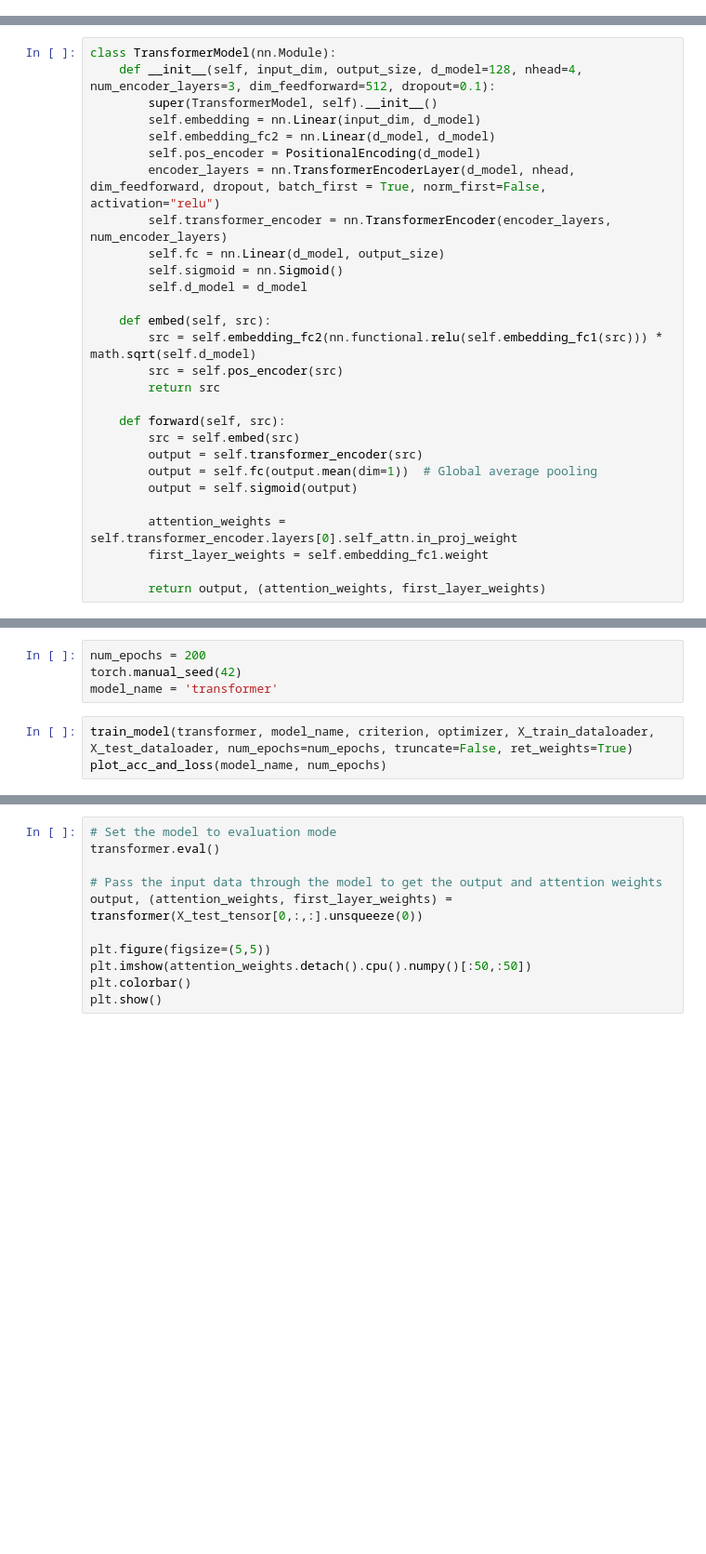
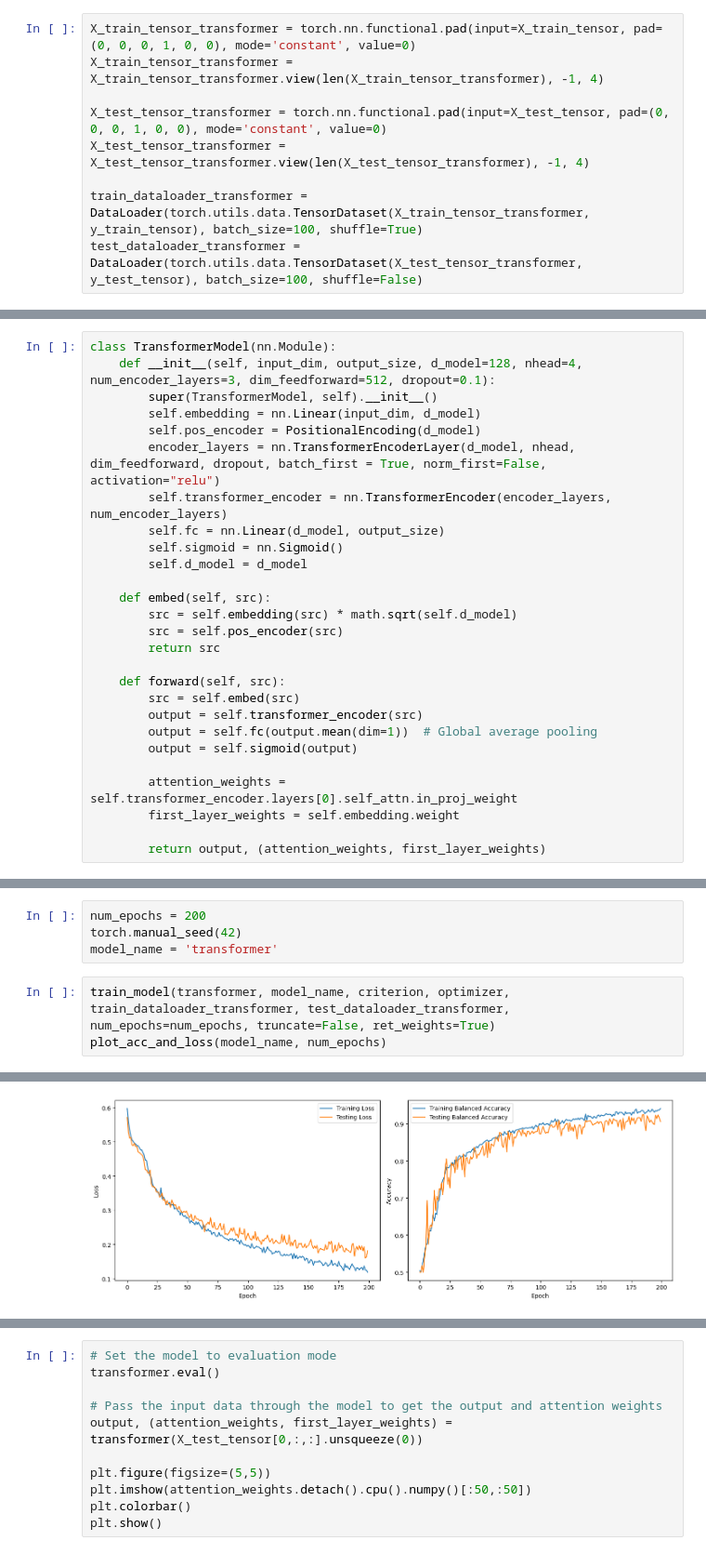
Before and after one commit to jlohunecke/ML4HC_project2, a Jupyter notebook: proj2_pt1.ipynb, the cells around one changed output, grey strips where cells are left out. Shown at 93% size. Drawn from its saved outputs; the diff is of its cells as text; blank space fills up the shorter version.

```diff
--- a/proj2_pt1.ipynb
+++ b/proj2_pt1.ipynb
@@ -505,3 +514,12 @@ X_train_tensor.shape
+# %%
+X_train_tensor_transformer = torch.nn.functional.pad(input=X_train_tensor, pad=(0, 0, 0, 1, 0, 0), mode='constant', value=0)
+X_train_tensor_transformer = X_train_tensor_transformer.view(len(X_train_tensor_transformer), -1, 4)
+
+X_test_tensor_transformer = torch.nn.functional.pad(input=X_test_tensor, pad=(0, 0, 0, 1, 0, 0), mode='constant', value=0)
+X_test_tensor_transformer = X_test_tensor_transformer.view(len(X_test_tensor_transformer), -1, 4)
+
+train_dataloader_transformer = DataLoader(torch.utils.data.TensorDataset(X_train_tensor_transformer, y_train_tensor), batch_size=100, shuffle=True)
+test_dataloader_transformer = DataLoader(torch.utils.data.TensorDataset(X_test_tensor_transformer, y_test_tensor), batch_size=100, shuffle=False)
 # %%
 class PositionalEncoding(nn.Module):
     def __init__(self, d_model, max_len=5000):
@@ -524,7 +542,6 @@ class TransformerModel(nn.Module):
     def __init__(self, input_dim, output_size, d_model=128, nhead=4, num_encoder_layers=3, dim_feedforward=512, dropout=0.1):
         super(TransformerModel, self).__init__()
         self.embedding = nn.Linear(input_dim, d_model)
-        self.embedding_fc2 = nn.Linear(d_model, d_model)
         self.pos_encoder = PositionalEncoding(d_model)
         encoder_layers = nn.TransformerEncoderLayer(d_model, nhead, dim_feedforward, dropout, batch_first = True, norm_first=False, activation="relu")
         self.transformer_encoder = nn.TransformerEncoder(encoder_layers, num_encoder_layers)
@@ -533,7 +550,7 @@ class TransformerModel(nn.Module):
         self.d_model = d_model
 
     def embed(self, src):
-        src = self.embedding_fc2(nn.functional.relu(self.embedding_fc1(src))) * math.sqrt(self.d_model)
+        src = self.embedding(src) * math.sqrt(self.d_model)
         src = self.pos_encoder(src)
         return src
 
@@ -544,6 +561,6 @@ class TransformerModel(nn.Module):
         output = self.sigmoid(output)
 
         attention_weights = self.transformer_encoder.layers[0].self_attn.in_proj_weight
-        first_layer_weights = self.embedding_fc1.weight
+        first_layer_weights = self.embedding.weight
 
         return output, (attention_weights, first_layer_weights)
@@ -565,6 +576,6 @@ num_epochs = 200
 torch.manual_seed(42)
 model_name = 'transformer'
 # %%
-train_model(transformer, model_name, criterion, optimizer, X_train_dataloader, X_test_dataloader, num_epochs=num_epochs, truncate=False, ret_weights=True)
+train_model(transformer, model_name, criterion, optimizer, train_dataloader_transformer, test_dataloader_transformer, num_epochs=num_epochs, truncate=False, ret_weights=True)
 plot_acc_and_loss(model_name, num_epochs)
 # %% [output]
@@ -572 +582,2 @@ KeyboardInterrupt:
+[figure, added]
 # %%
```
Also changed, not shown: parts of 19 cells of this notebook, 4 other files.
